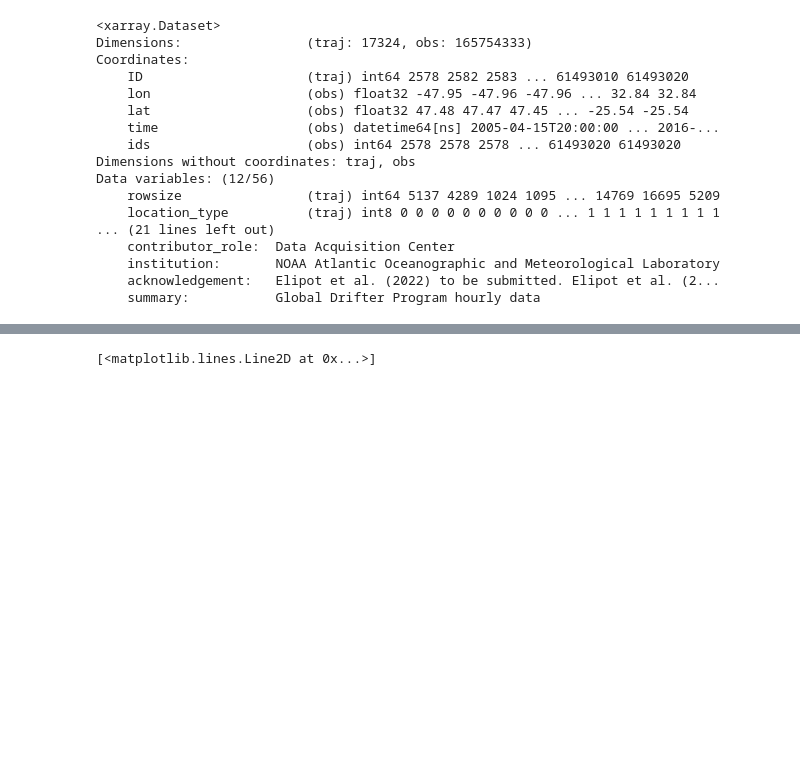
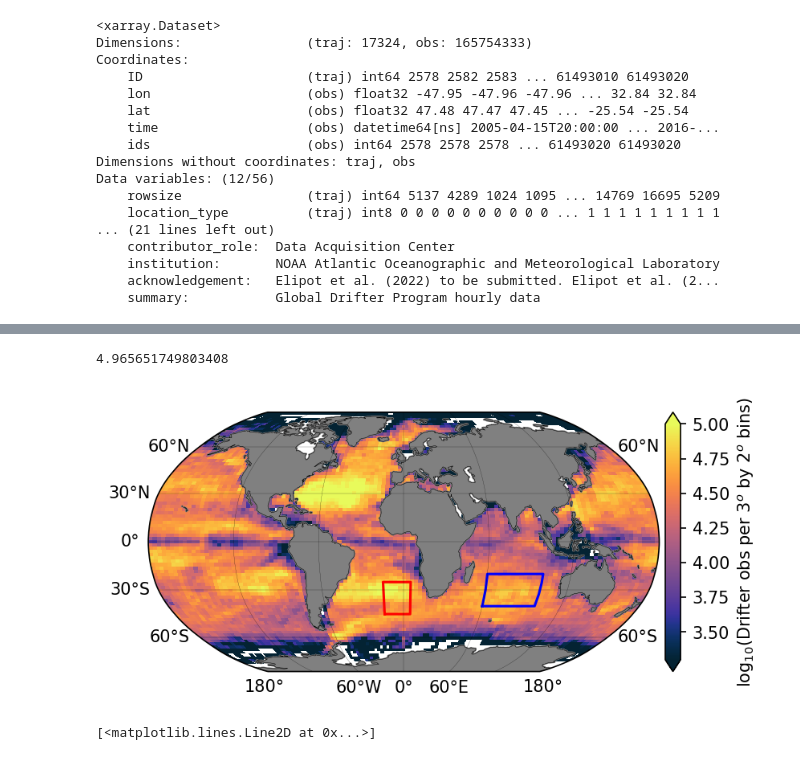
Before and after one commit to dhruvbalwada/GDP-earthcube-meeting-2022, a Jupyter notebook: select_region.ipynb, the cells around one changed output, grey strips where cells are left out. Saved outputs shown, nothing was run; the diff lists cells and outputs as text; code cells hidden in the pictures; blank space fills up the shorter version.

```diff
--- a/select_region.ipynb
+++ b/select_region.ipynb
@@ -88,8 +88,8 @@ lon_acc = [-70, -45]
 lat_acc = [-62, -55]
 
 # Agulhas
-lon_agu = [-35, 5]
-lat_agu = [-40, -25]
+lon_agu = [-15, 5]
+lat_agu = [-45, -25]
 
 # N Atl (west)
 lon_wnatl = [-75, -55]
@@ -110,4 +110,4 @@ lat = lat_ind
 day0 = datetime(2000,1,1).strftime('%Y-%m-%d')
 day1 = datetime(2020,12,31).strftime('%Y-%m-%d')
 days = [day0, day1]
-ds_subset = retrieve_region(ds, lon, lat, days)
+#ds_subset = retrieve_region(ds, lon, lat, days)
@@ -154,3 +133,57 @@ Data variables: (12/56)
+# %%
+v2
+# %% [output]
+4.965651749803408
+# %%
+
+x_c = ds_stats.lon
+y_c = ds_stats.lat
+# get 1st and 99th percentiles of values to plot to get a useful range for the colorscale
+EKE= np.log10(ds_stats.num_samples)
+v1,v2 = np.nanpercentile(EKE.T,[1,99])
+
+fig = plt.figure(figsize=(6,2.8),dpi=150)
+ax = fig.add_subplot(1,1,1,projection=ccrs.Robinson(central_longitude=0))
+#cmap = cmocean.tools.crop(cmocean.cm.matter_r, vmin=0, vmax=v2, pivot=0)
+cmap = cmocean.cm.thermal
+pcm = ax.pcolormesh(x_c, y_c,
+                    EKE,
+                    cmap=cmap,
+                    transform=ccrs.PlateCarree(),
+                    vmin=3.3, vmax=5)
+
+# gridlines and labels
+gl = ax.gridlines(color='k', linewidth=0.1, linestyle='-',
+                  xlocs=np.arange(-180, 181, 60), ylocs=np.arange(-90, 91, 30),
+                  draw_labels=True)
+gl.top_labels = False
+gl.right_labels = False
+
+
+
+#plt.plot(postobox(lon, lat), color='red')
+
+ax.plot(postobox(lon_ind, lat_ind)[0], postobox(lon_ind, lat_ind)[1], color='blue',transform=ccrs.PlateCarree())
+ax.plot(postobox(lon_agu, lat_agu)[0], postobox(lon_agu, lat_agu)[1], color='red',transform=ccrs.PlateCarree())
+#ax.plot(postobox(lon_agu, lat_agu)[0], postobox(lon_agu, lat_agu)[1], color='red',transform=ccrs.PlateCarree())
+#ax.plot(postobox(lon_wnatl, lat_wnatl)[0], postobox(lon_wnatl, lat_wnatl)[1], color='red',transform=ccrs.PlateCarree())
+#ax.plot(postobox(lon_enatl, lat_enatl)[0], postobox(lon_enatl, lat_enatl)[1], color='red',transform=ccrs.PlateCarree())
+#ax.plot(postobox(lon_acc, lat_acc)[0], postobox(lon_acc, lat_acc)[1], color='red',transform=ccrs.PlateCarree())
+# add land and coastline
+ax.add_feature(cfeature.LAND, facecolor='grey', zorder=1)
+ax.add_feature(cfeature.COASTLINE, linewidth=0.25, zorder=1)
+divider = make_axes_locatable(ax)
+cax = divider.append_axes("right", size="3%", pad=0.05, axes_class=plt.Axes)
+cb = fig.colorbar(pcm, cax=cax, extend='both');
+
+#cb.ax.set_yticks([3.3, 3.699, 4, 4.3, 4.699, 5 ])
+#cb.ax.set_yticklabels(['2,000','5,000', '10,000', '20,000', '50,000', '100,000' ])
+cb.ax.set_ylabel('log$_{10}$(Drifter obs per $3^o$ by $2^o$ bins)');
+
+plt.tight_layout()
+plt.savefig('count_map.png')
+# %% [output]
+[figure, added]
 # %%
 fname = 'data/gdp_subset_with_filtered_lon_' + str(lon[0])+  '_to_' + str(lon[1]) + '_lat_' + str(lat[0])+  '_to_' + str(lat[1]) + '.nc'
 
```
Also changed, not shown: parts of 7 cells of this notebook, 1 other file.
